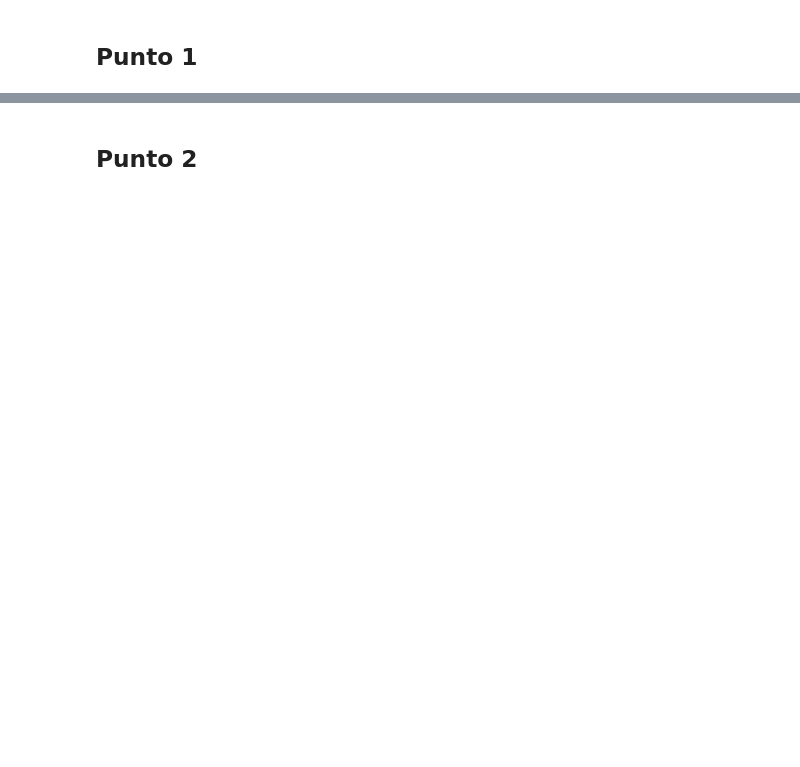
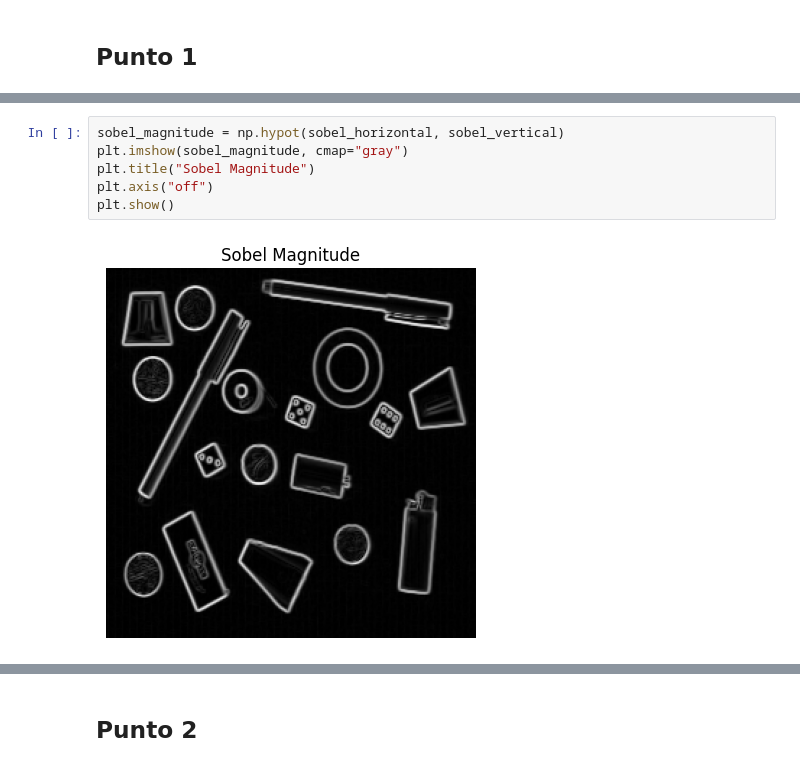
Before and after one commit to MISIS4825-IMAGENES-Y-VISION/Taller4, a Jupyter notebook: Taller4.ipynb, the cells around one changed output, grey strips where cells are left out. Drawn from its saved outputs; the diff is of its cells as text; blank space fills up the shorter version.

```diff
--- a/Taller4.ipynb
+++ b/Taller4.ipynb
@@ -20,0 +56,8 @@ from skimage.feature import canny
+# %%
+sobel_magnitude = np.hypot(sobel_horizontal, sobel_vertical)
+plt.imshow(sobel_magnitude, cmap="gray")
+plt.title("Sobel Magnitude")
+plt.axis("off")
+plt.show()
+# %% [output]
+[figure, added]
```
Also changed, not shown: parts of 20 cells of this notebook, 4 other files.
